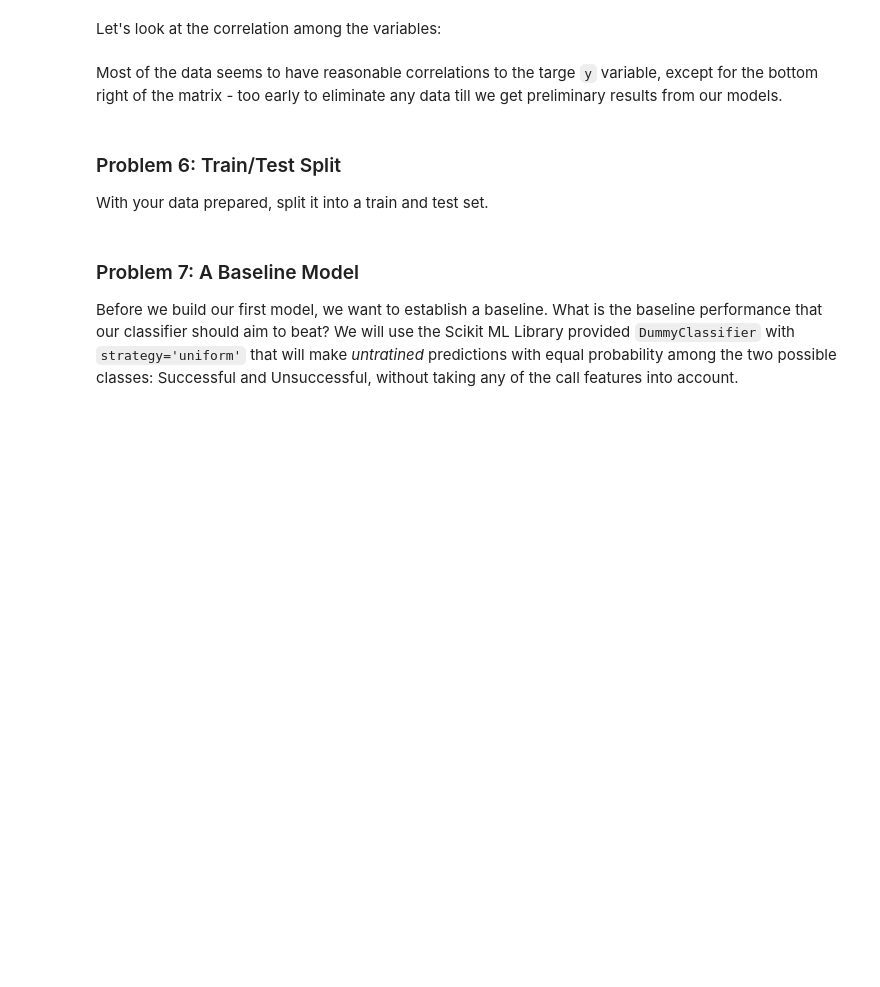
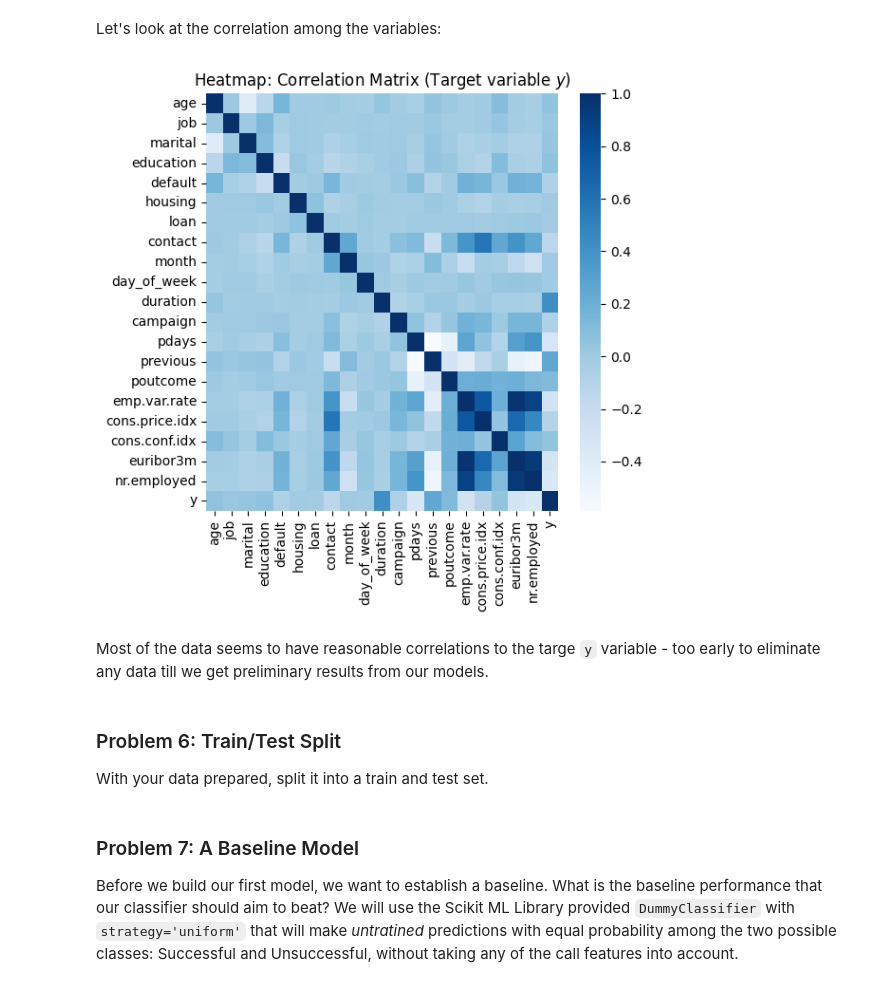
Before and after one commit to fazeelgm/UCB_ML_AI_PracticalApp_III, a Jupyter notebook: ClassifiersComparison-MarketingCampaigns.ipynb, the cells around one changed output. Drawn from its saved outputs; the diff is of its cells as text; code cells hidden in the pictures; blank space fills up the shorter version.

```diff
--- a/ClassifiersComparison-MarketingCampaigns.ipynb
+++ b/ClassifiersComparison-MarketingCampaigns.ipynb
@@ -337,17 +357,19 @@ plt.show()
 Let's look at the correlation among the variables:
 # %%
 plt.figure(figsize=(6,6))
-sns.heatmap(encoded_df.corr(), annot=False)
+sns.heatmap(encoded_df.corr(), annot=False, cmap='Blues')
 
 plt.title(f'Heatmap: Correlation Matrix (Target variable $y$)', y=1.0)
 plt.tight_layout()
 
 if not Config.SUPPRESS_OUTPUT_FILES:
     plt.savefig('images/heatmap_cmatrix.png')
 
 plt.show()
+# %% [output]
+[figure, added]
 # %% [markdown]
-Most of the data seems to have reasonable correlations to the targe `y` variable, except for the bottom right of the matrix - too early to eliminate any data till we get preliminary results from our models.
+Most of the data seems to have reasonable correlations to the targe `y` variable - too early to eliminate any data till we get preliminary results from our models.
 # %% [markdown]
 ### Problem 6: Train/Test Split
 
```
Also changed, not shown: parts of 40 cells of this notebook, 8 other files.
